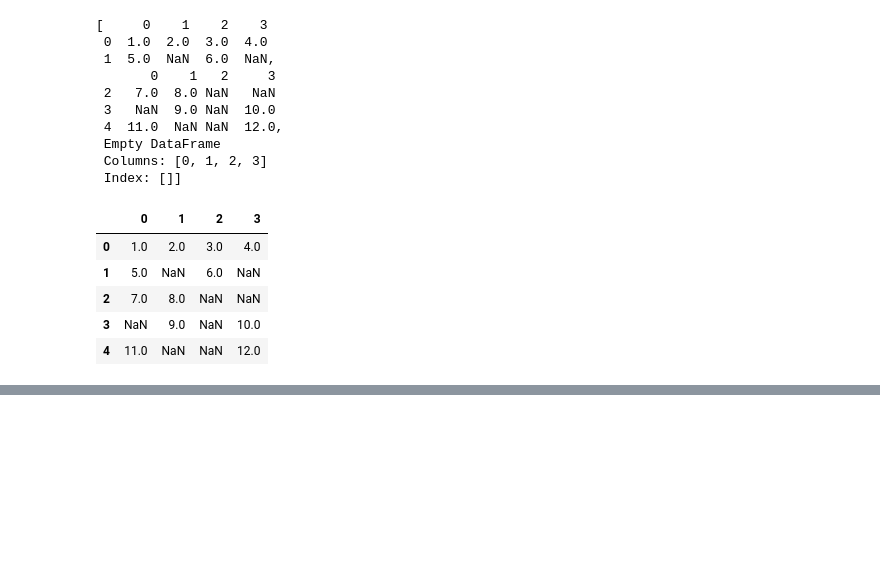
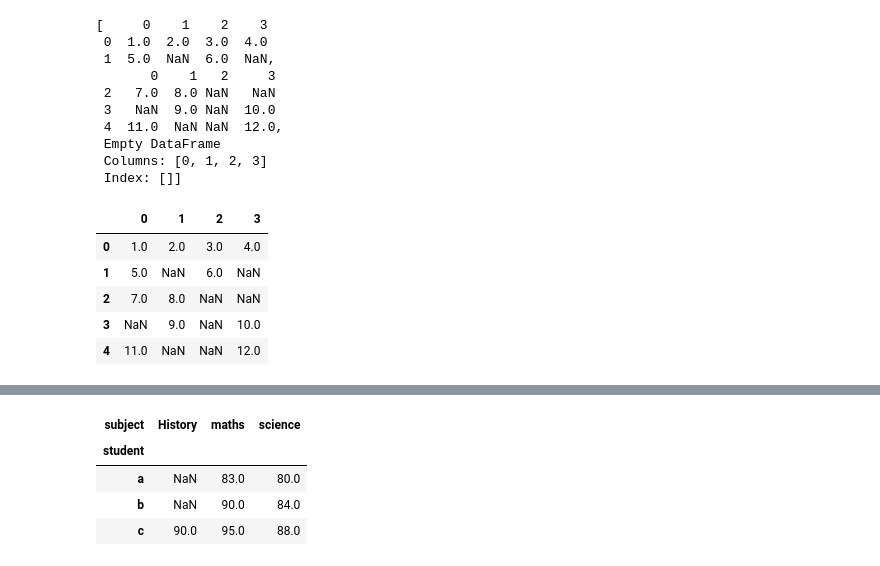
Before and after one commit to Akashmadasu1/My_Python_Notes, a Jupyter notebook: Akash_Pandas_NB.ipynb, the cells around one changed output, grey strips where cells are left out. Saved outputs shown, nothing was run; the diff lists cells and outputs as text; code cells hidden in the pictures; blank space fills up the shorter version.

```diff
--- a/Akash_Pandas_NB.ipynb
+++ b/Akash_Pandas_NB.ipynb
@@ -668,0 +712,8 @@ pd.concat(pieces)
+# %%
+pd.pivot_table(df,values='marks',index='student',columns='subject',aggfunc='mean')
+# %% [output]
+| subject | History | maths | science |
+| student |  |  |  |
+| a | NaN | 83.0 | 80.0 |
+| b | NaN | 90.0 | 84.0 |
+| c | 90.0 | 95.0 | 88.0 |
```
Also changed, not shown: parts of 25 cells of this notebook.
